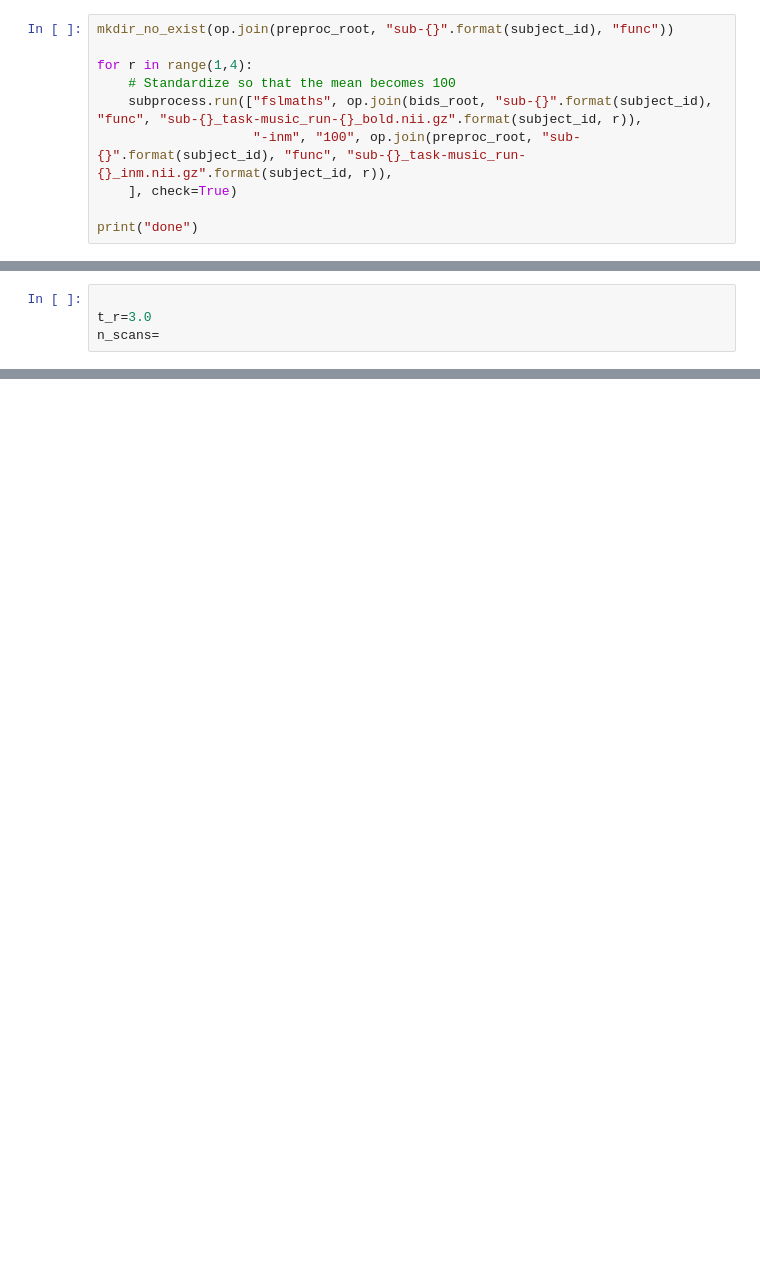
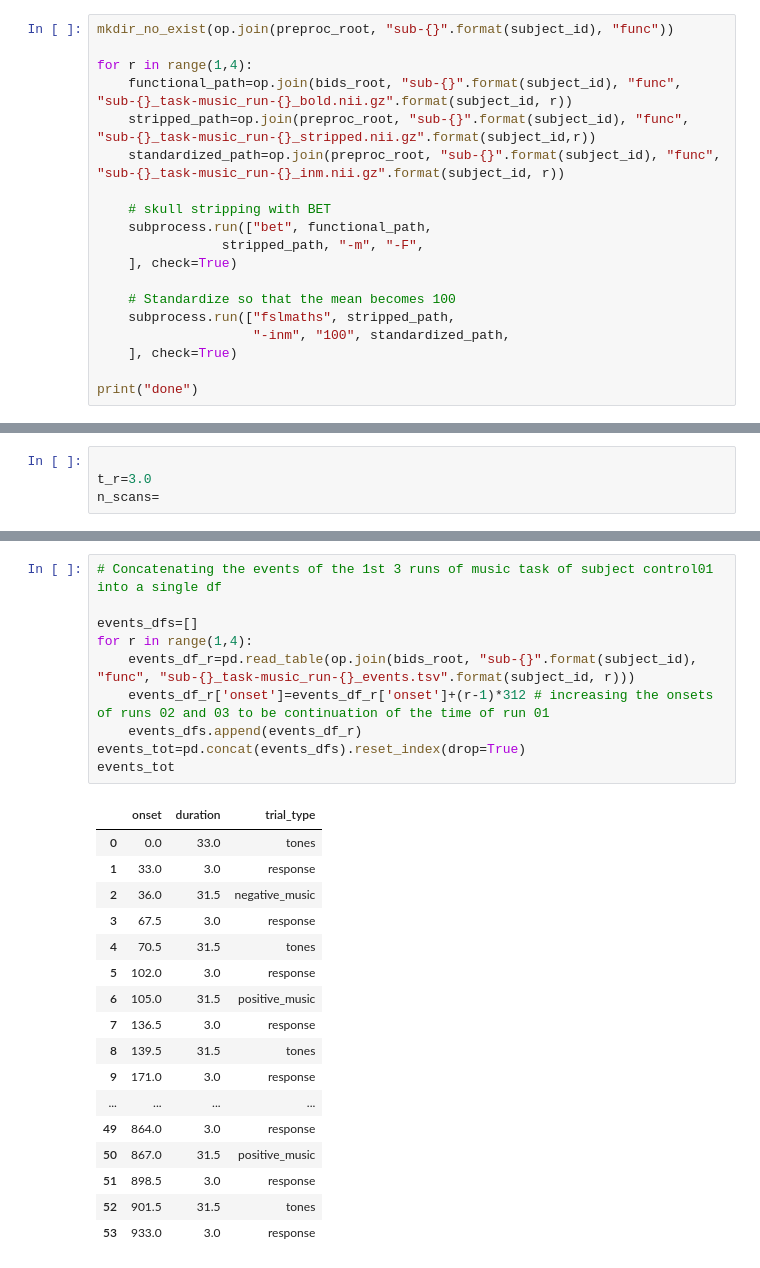
Before and after one commit to Ayphoss/NX-422, a Jupyter notebook: Miniproject-1.ipynb, the cells around one changed output, grey strips where cells are left out. Drawn from its saved outputs; the diff is of its cells as text; blank space fills up the shorter version.

```diff
--- a/Miniproject-1.ipynb
+++ b/Miniproject-1.ipynb
@@ -190,9 +231,18 @@ for r in range(1, 4):
 mkdir_no_exist(op.join(preproc_root, "sub-{}".format(subject_id), "func"))
 
 for r in range(1,4):
+    functional_path=op.join(bids_root, "sub-{}".format(subject_id), "func", "sub-{}_task-music_run-{}_bold.nii.gz".format(subject_id, r))
+    stripped_path=op.join(preproc_root, "sub-{}".format(subject_id), "func", "sub-{}_task-music_run-{}_stripped.nii.gz".format(subject_id,r))
+    standardized_path=op.join(preproc_root, "sub-{}".format(subject_id), "func", "sub-{}_task-music_run-{}_inm.nii.gz".format(subject_id, r))
+
+    # skull stripping with BET
+    subprocess.run(["bet", functional_path,
+                stripped_path, "-m", "-F",
+    ], check=True)
+
     # Standardize so that the mean becomes 100
-    subprocess.run(["fslmaths", op.join(bids_root, "sub-{}".format(subject_id), "func", "sub-{}_task-music_run-{}_bold.nii.gz".format(subject_id, r)),
-                    "-inm", "100", op.join(preproc_root, "sub-{}".format(subject_id), "func", "sub-{}_task-music_run-{}_inm.nii.gz".format(subject_id, r)),
+    subprocess.run(["fslmaths", stripped_path,
+                    "-inm", "100", standardized_path,
     ], check=True)
 
 print("done")
@@ -386,0 +451,28 @@ n_scans=
+# %%
+# Concatenating the events of the 1st 3 runs of music task of subject control01 into a single df
+
+events_dfs=[]
+for r in range(1,4):
+    events_df_r=pd.read_table(op.join(bids_root, "sub-{}".format(subject_id), "func", "sub-{}_task-music_run-{}_events.tsv".format(subject_id, r)))
+    events_df_r['onset']=events_df_r['onset']+(r-1)*312 # increasing the onsets of runs 02 and 03 to be continuation of the time of run 01
+    events_dfs.append(events_df_r)
+events_tot=pd.concat(events_dfs).reset_index(drop=True)
+events_tot
+# %% [output]
+|  | onset | duration | trial_type |
+| 0 | 0.0 | 33.0 | tones |
+| 1 | 33.0 | 3.0 | response |
+| 2 | 36.0 | 31.5 | negative_music |
+| 3 | 67.5 | 3.0 | response |
+| 4 | 70.5 | 31.5 | tones |
+| 5 | 102.0 | 3.0 | response |
+| 6 | 105.0 | 31.5 | positive_music |
+| 7 | 136.5 | 3.0 | response |
+| 8 | 139.5 | 31.5 | tones |
+| 9 | 171.0 | 3.0 | response |
+| ... | ... | ... | ... |
+| 49 | 864.0 | 3.0 | response |
+| 50 | 867.0 | 31.5 | positive_music |
+| 51 | 898.5 | 3.0 | response |
+| 52 | 901.5 | 31.5 | tones |
+| 53 | 933.0 | 3.0 | response |
```
Also changed, not shown: parts of 23 cells of this notebook.
